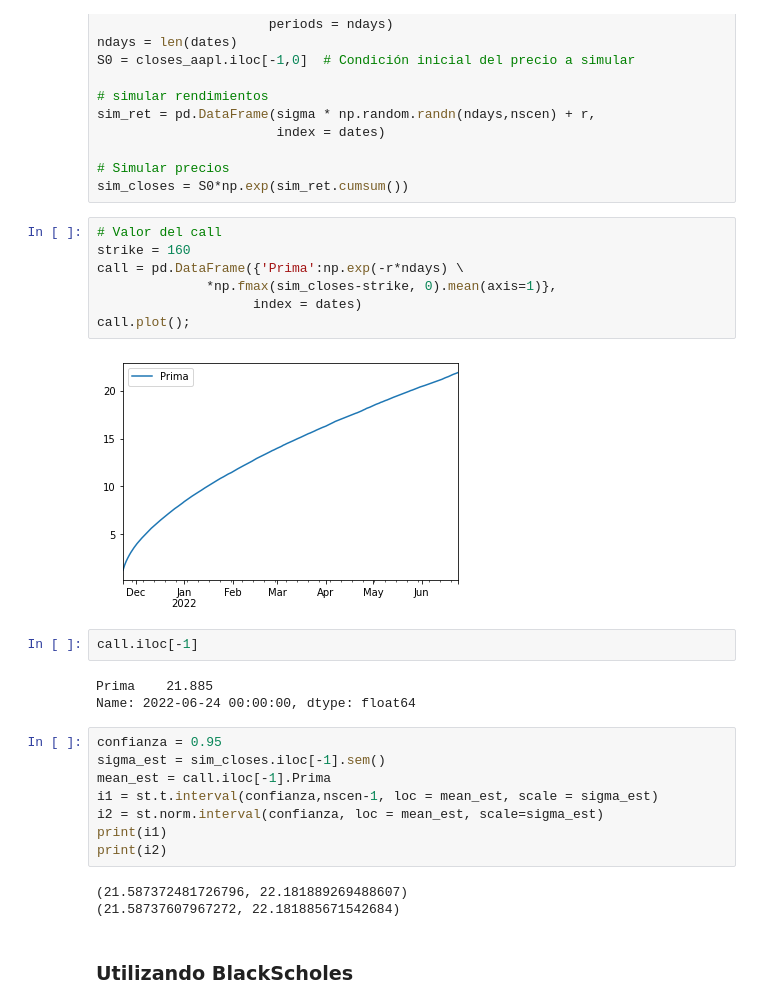
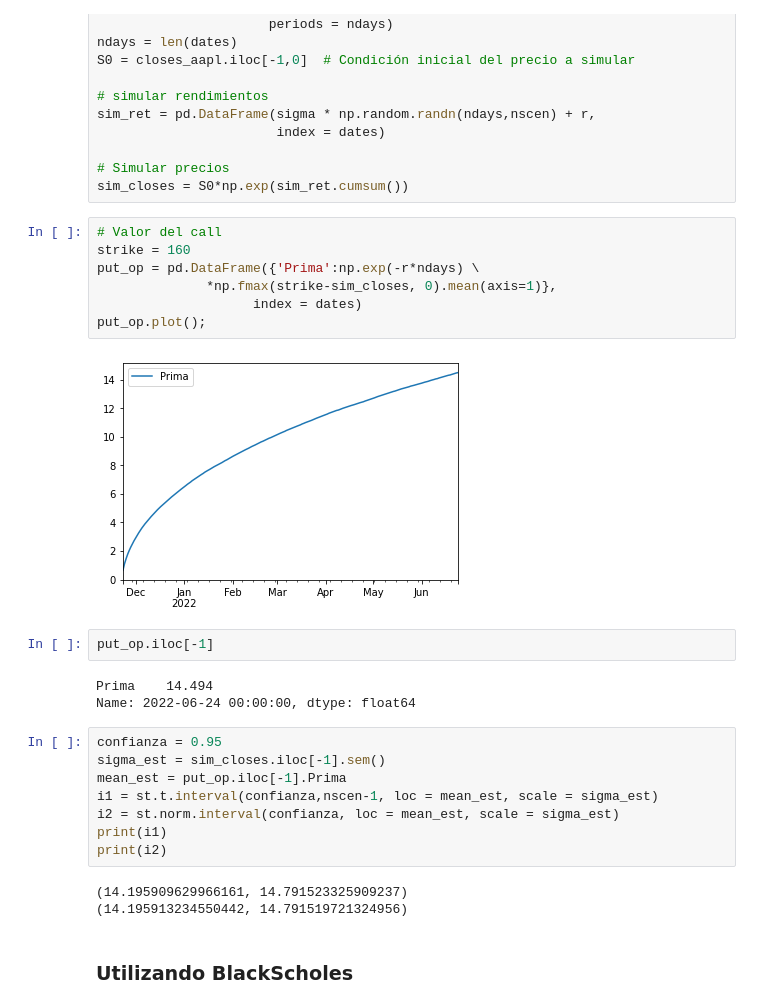
Before and after one commit to feramdor/Tarea8_Amador_Gonzalez, a Jupyter notebook: Tarea8.ipynb, the cells around one changed output. Saved outputs shown, nothing was run; the diff lists cells and outputs as text.

```diff
--- a/Tarea8.ipynb
+++ b/Tarea8.ipynb
@@ -225,28 +225,28 @@ sim_closes = S0*np.exp(sim_ret.cumsum())
 # %%
 # Valor del call
 strike = 160
-call = pd.DataFrame({'Prima':np.exp(-r*ndays) \
-              *np.fmax(sim_closes-strike, 0).mean(axis=1)},
+put_op = pd.DataFrame({'Prima':np.exp(-r*ndays) \
+              *np.fmax(strike-sim_closes, 0).mean(axis=1)},
                     index = dates)
-call.plot();
+put_op.plot();
 # %% [output]
-[figure, old version]
+[figure, new version]
 # %%
-call.iloc[-1]
+put_op.iloc[-1]
 # %% [output]
-Prima    21.885
+Prima    14.494
 Name: 2022-06-24 00:00:00, dtype: float64
 # %%
 confianza = 0.95
 sigma_est = sim_closes.iloc[-1].sem()
-mean_est = call.iloc[-1].Prima
+mean_est = put_op.iloc[-1].Prima
 i1 = st.t.interval(confianza,nscen-1, loc = mean_est, scale = sigma_est)
-i2 = st.norm.interval(confianza, loc = mean_est, scale=sigma_est)
+i2 = st.norm.interval(confianza, loc = mean_est, scale = sigma_est)
 print(i1)
 print(i2)
 # %% [output]
-(21.587372481726796, 22.181889269488607)
-(21.58737607967272, 22.181885671542684)
+(14.195909629966161, 14.791523325909237)
+(14.195913234550442, 14.791519721324956)
 # %% [markdown]
 ### Utilizando BlackScholes
 # %%
```
Also changed, not shown: parts of 8 cells of this notebook, 1 other file.
